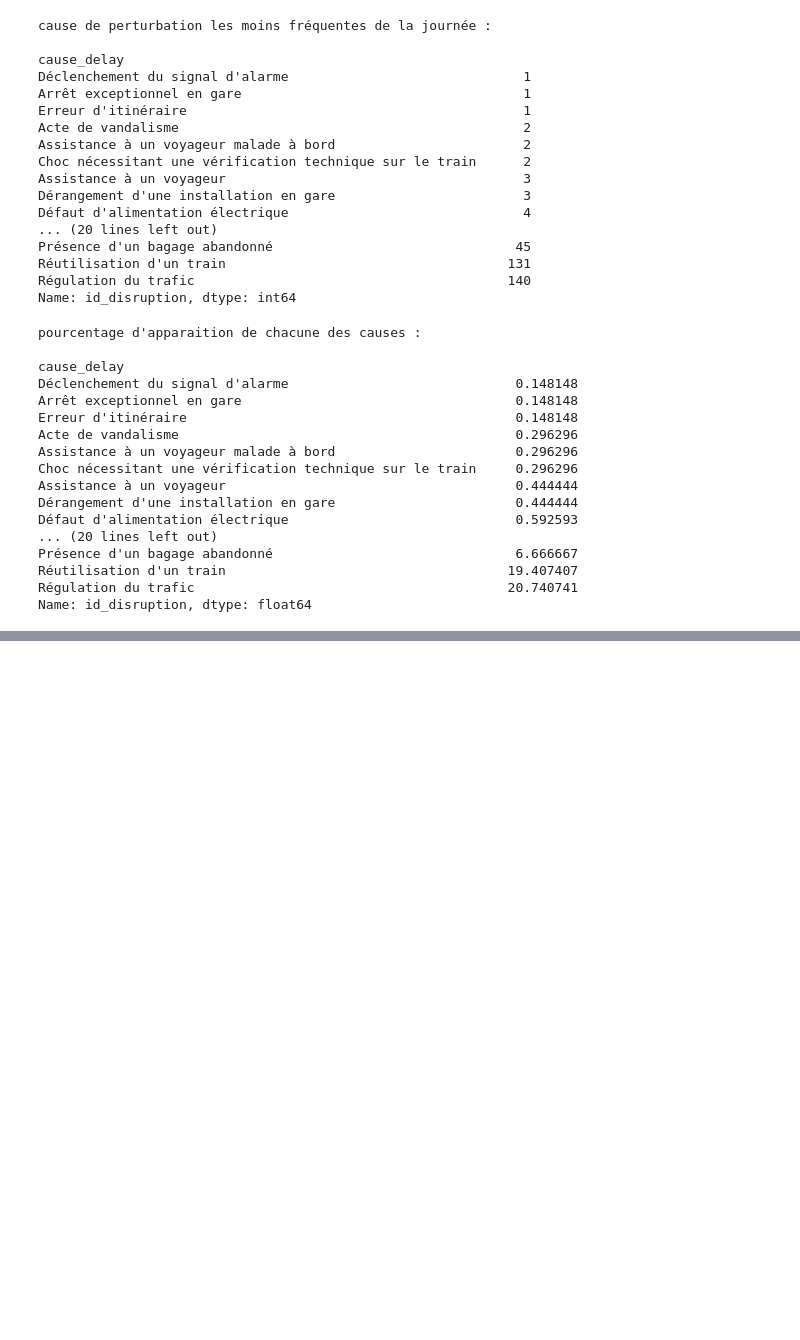
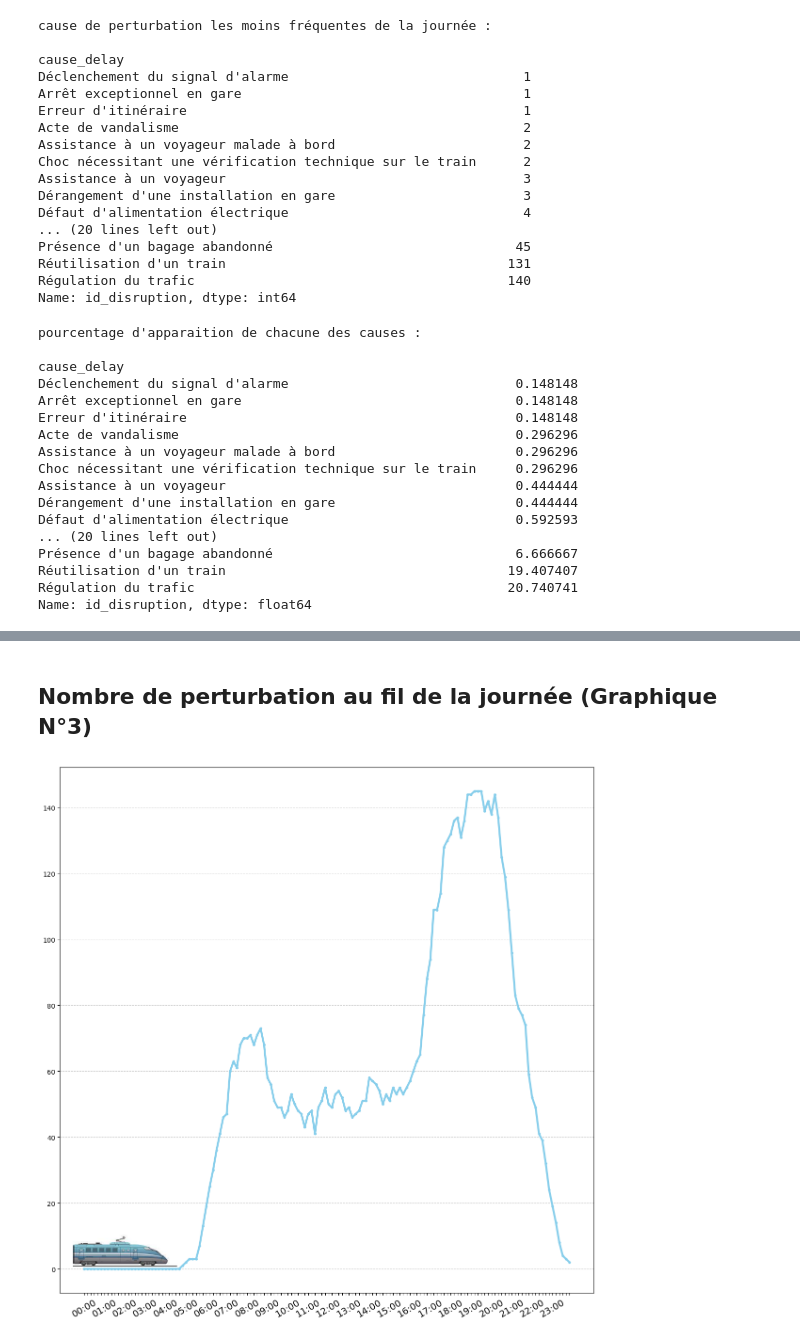
Before and after one commit to KylianSts/Perturbations_transport_public, a Jupyter notebook: TGV_TER_database_analysis.ipynb, the cells around one changed output, grey strips where cells are left out. Cells and saved outputs as stored; diff of their text form; code cells hidden in the pictures; blank space fills up the shorter version.

Commit message:
Test d'ajout d'un train sur le graph 3

```diff
--- a/TGV_TER_database_analysis.ipynb
+++ b/TGV_TER_database_analysis.ipynb
@@ -857,0 +745,2 @@ plt.show()
+# %% [markdown]
+## Nombre de perturbation au fil de la journée (Graphique N°3)
@@ -857,0 +781,20 @@ plt.show()
+# %%
+plt.figure(figsize=(12, 12))
+plt.plot(range(len(disrupiton_by_ten)), disrupiton_by_ten, c='skyblue', lw=3, marker='o', markersize=3)
+
+plt.xticks(range(len(disrupiton_by_ten)), hours_intervals_name, rotation=30, fontsize=14)
+
+plt.grid(True, linestyle='--', alpha=0.6, axis='y')
+plt.gca().set_facecolor('white')
+plt.tight_layout()
+
+img = mpimg.imread('Data/Train.png')
+imagebox = OffsetImage(img, zoom=0.4)
+ab = AnnotationBbox(imagebox, (12, 6), frameon=False)
+plt.gca().add_artist(ab)
+
+plt.savefig("Perturbation_journée.png", dpi=300)
+
+plt.show()
+# %% [output]
+[figure, added]
```
Also changed, not shown: parts of 28 cells of this notebook.
